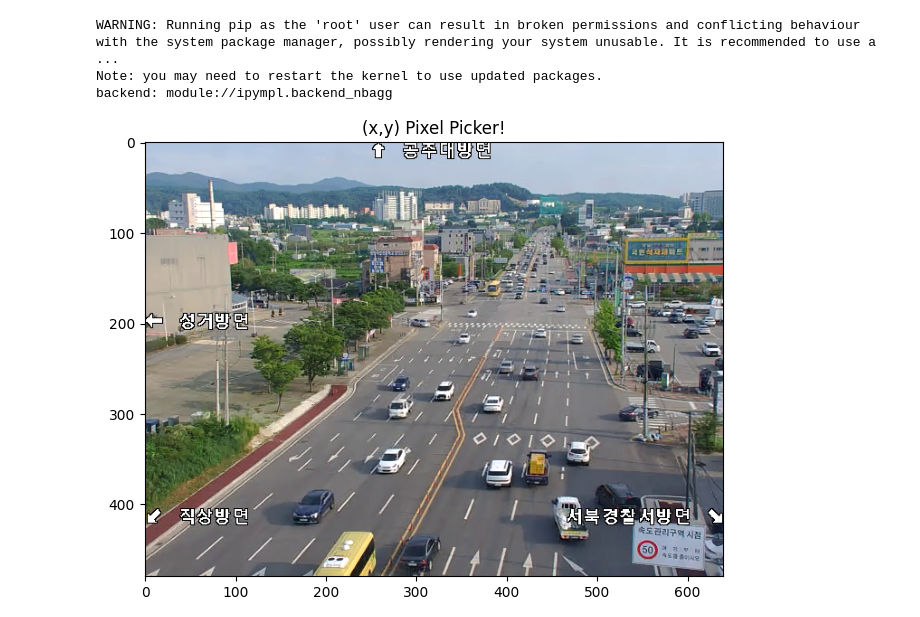
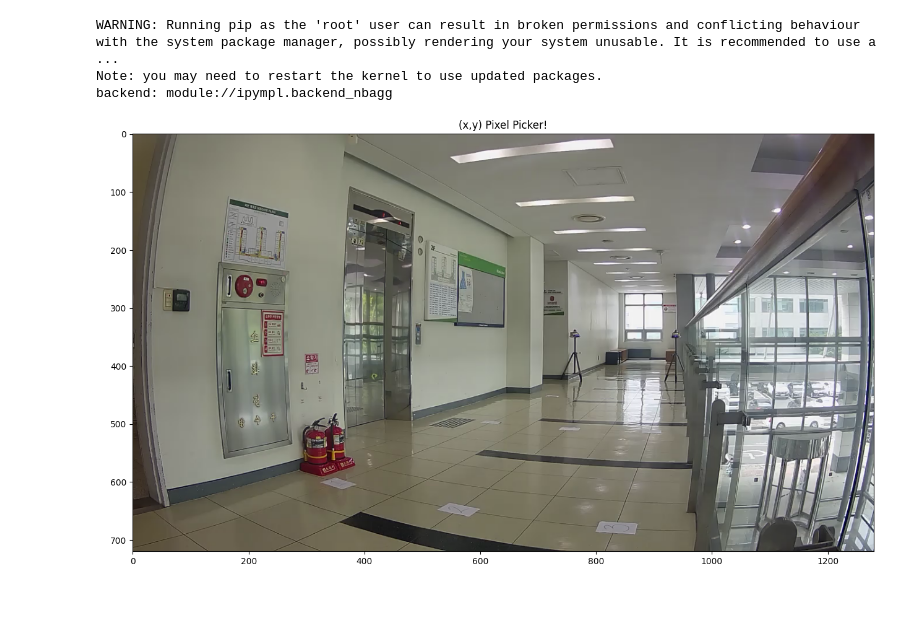
Before and after one commit to yutakseo/MCMT-Tracking, a Jupyter notebook: tools/pixer_picker.ipynb, the cells around one changed output. Drawn from its saved outputs; the diff is of its cells as text; code cells hidden in the pictures.

```diff
--- a/tools/pixer_picker.ipynb
+++ b/tools/pixer_picker.ipynb
@@ -235,29 +235,29 @@ def pixel_picker_stream(
 # %%
 # 준비
 """
 RTSP1_URL  = "rtsp://admin:asdf2510$_@192.168.50.131:554/video1"
 RTSP2_URL  = "rtsp://admin:asdf2510$_@192.168.50.131:554/video2"
 RTSP3_URL  = "rtsp://admin:asdf2510$_@192.168.50.131:554/video3"
 
 """
 
-cctv_url = "rtsp://admin:asdf2510$_@192.168.50.131:554/video1"
+cctv_url = "rtsp://admin:asdf2510$_@192.168.50.131:554/video3"
 
 # ✅ wait_ready 없는 구현도 자동 대응 + UDP 대신 tcp 강제
-temp = open_cctv(cctv_url, max_width=640, timeout=8.0)
+temp = open_cctv(cctv_url, max_width=1280, timeout=8.0)
 
 # 프레임 getter를 안전하게 선택
 get_frame = _pick_getter(temp)
 
 # 이제 5초마다 프레임만 갱신(마커/라벨 유지)
 fig, ax, ctrl = pixel_picker_stream(
     frame_getter=get_frame,
     interval_sec=5.0,
     scale=1.0,
     show_axes=True,
     annotate=True
 )
 # %% [output]
-[figure, old version]
+[figure, new version]
 # %%
 temp.stop()
```
Also changed, not shown: 1 other file.
